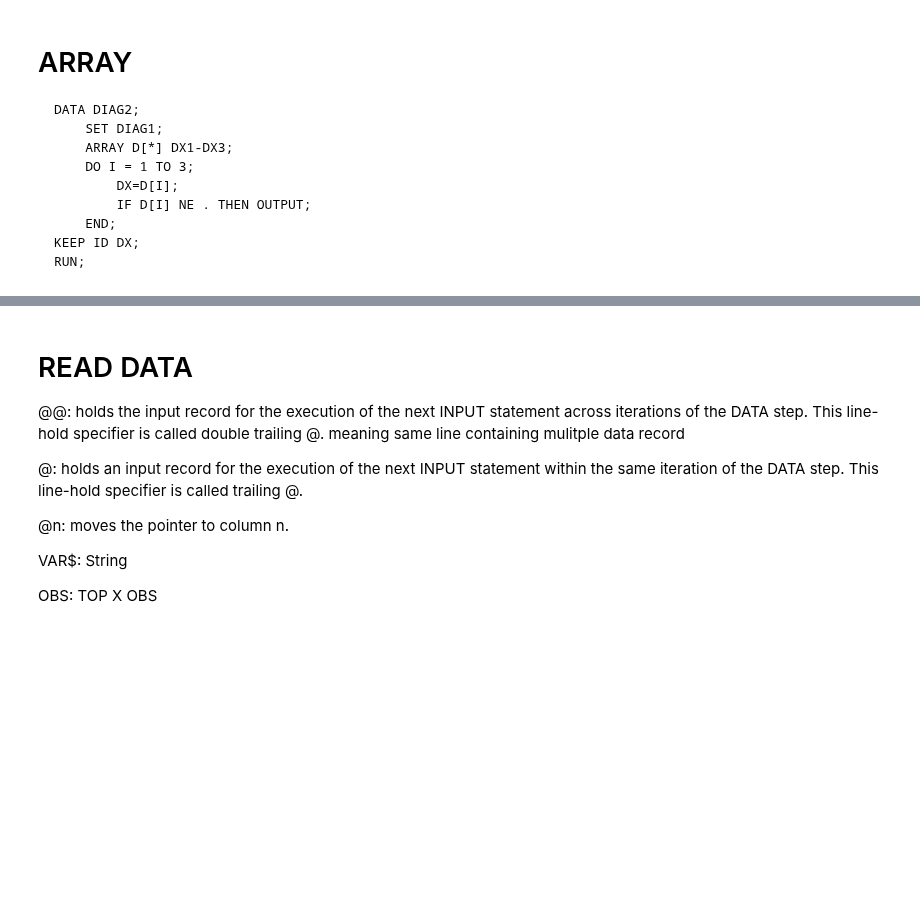
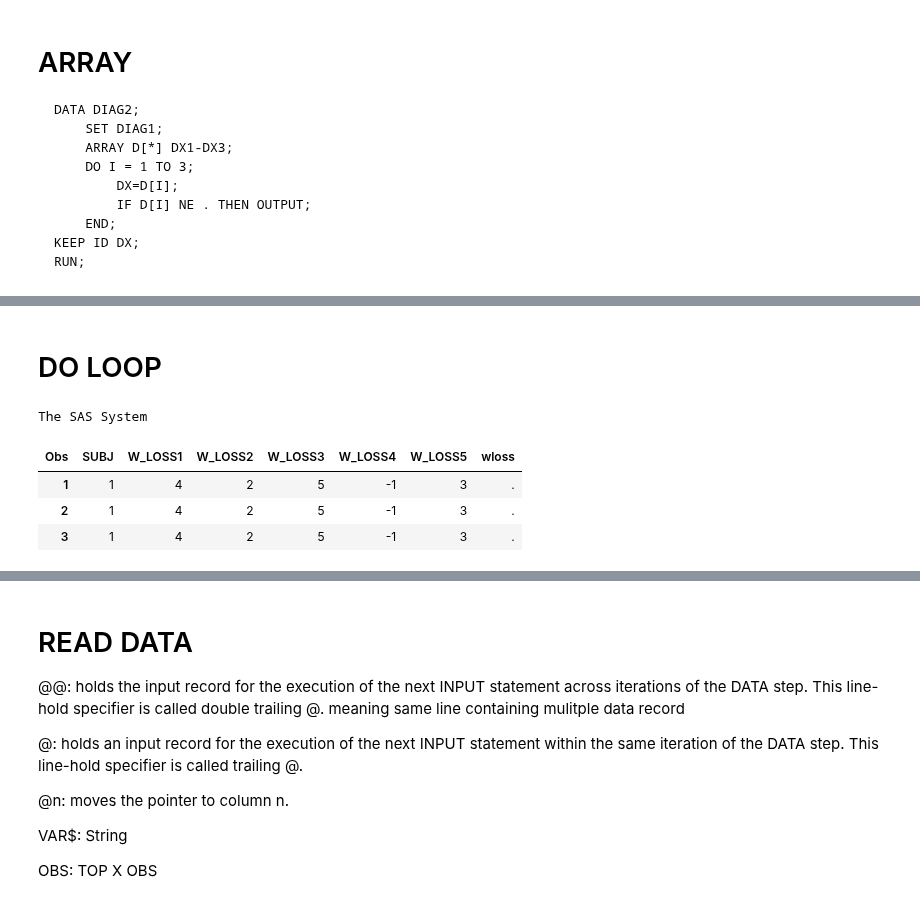
Before and after one commit to kevinwkc/my_sas, a Jupyter notebook: INTRO.ipynb, the cells around one changed output, grey strips where cells are left out. Cells and saved outputs as stored; diff of their text form; code cells hidden in the pictures; blank space fills up the shorter version.

Commit message:
DO LOOP UNTIL

```diff
--- a/INTRO.ipynb
+++ b/INTRO.ipynb
@@ -133,0 +125,30 @@ The SAS System
+# %% [markdown]
+DO LOOP
+============
+# %%
+DATA SLIMK_INS;
+INPUT SUBJ W_LOSS1 W_LOSS2 W_LOSS3 W_LOSS4 W_LOSS5;
+DATALINES;
+001 4 2 5 -1 3
+002 3 8 2 3 5
+003 5 1 0 2 4
+004 1 1 4 7
+005 2 6 -1
+;
+RUN;
+DATA SLIM_UNI;
+SET SLIMK_INS;
+ARRAY y(*)WEIGHT_LOSS1-WEIGHT_LOSS5;
+DO i=1 TO dim(y);
+	wloss=y(i);
+	OUTPUT;
+END;
+DROP i WEIGHT_LOSS1-WEIGHT_LOSS5;
+proc print data=SLIM_UNI(OBS=3);
+RUN;
+# %% [output]
+The SAS System
+| Obs | SUBJ | W_LOSS1 | W_LOSS2 | W_LOSS3 | W_LOSS4 | W_LOSS5 | wloss |
+| 1 | 1 | 4 | 2 | 5 | -1 | 3 | . |
+| 2 | 1 | 4 | 2 | 5 | -1 | 3 | . |
+| 3 | 1 | 4 | 2 | 5 | -1 | 3 | . |
```
Also changed, not shown: parts of 2 cells of this notebook.
